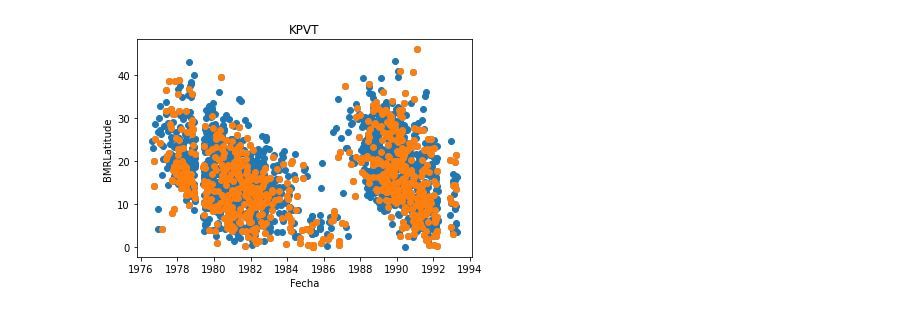
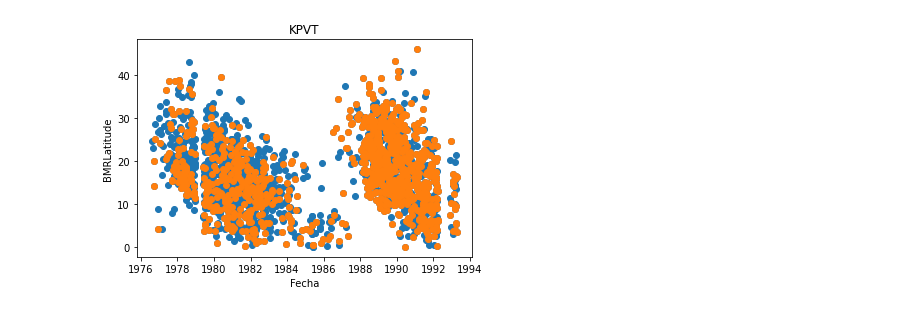
Before and after one commit to bernoulli314/INVESTIGACION, a Jupyter notebook: code.ipynb, the cells around one changed output. Cells and saved outputs as stored; diff of their text form; code cells hidden in the pictures.

```diff
--- a/code.ipynb
+++ b/code.ipynb
@@ -14,4 +14,3 @@ os.mkdir('BMRLongitude_vs_BMRLatitude')
 # %%
 tiempo_1 = pd.to_datetime(tabla_1.loc[:,['Year','Month','Day','Hour','Minute','Second']])
 tabla_1['Date'] = tiempo_1
-indices_1 = tabla_1.set_index(['Date'])
@@ -251,19 +271,19 @@ plt.show()
 # %%
 mascara = tabla_1['BMRLatitude'] > 0
 
 plt.scatter(tiempo_1[mascara], tabla_1.loc[mascara, 'BMRLatitude'])
 plt.xlabel('Fecha')
 plt.ylabel('BMRLatitude')
 
-mascara = np.logical_and(tabla_1['BMRLatitude'] > 0, tabla_1['Tilt_rel'] > 0)
+mascara = np.logical_and(tabla_1['BMRLatitude'] > 0, tabla_1['Tilt_abs'] > 0)
 
 plt.scatter(tiempo_1[mascara], tabla_1.loc[mascara, 'BMRLatitude'])
 plt.title('KPVT')
 plt.xlabel('Fecha')
 plt.ylabel('BMRLatitude')
 plt.show()
 # %% [output]
-[figure, old version]
+[figure, new version]
 # %%
 fig = plt.figure()
 ax = fig.add_axes([0.1, 0.1, 0.6, 0.8])
```
Also changed, not shown: parts of 15 cells of this notebook, 8 other files.
